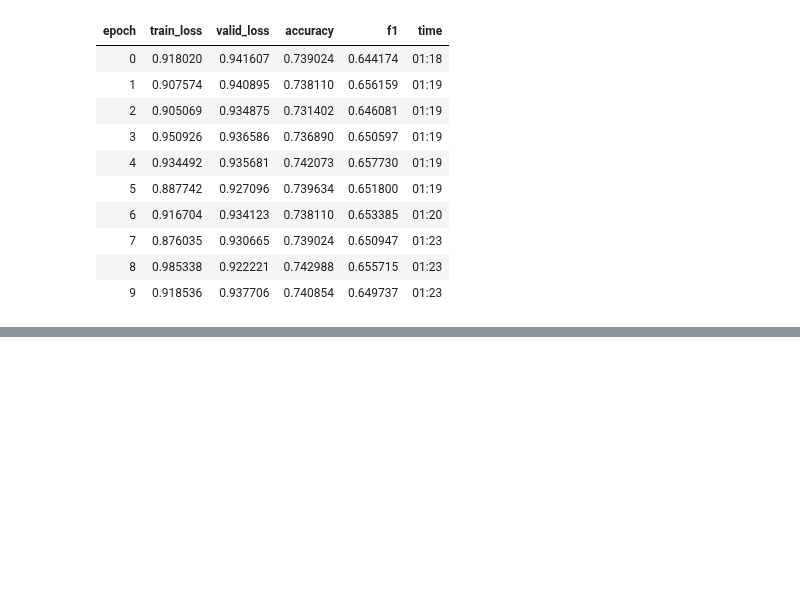
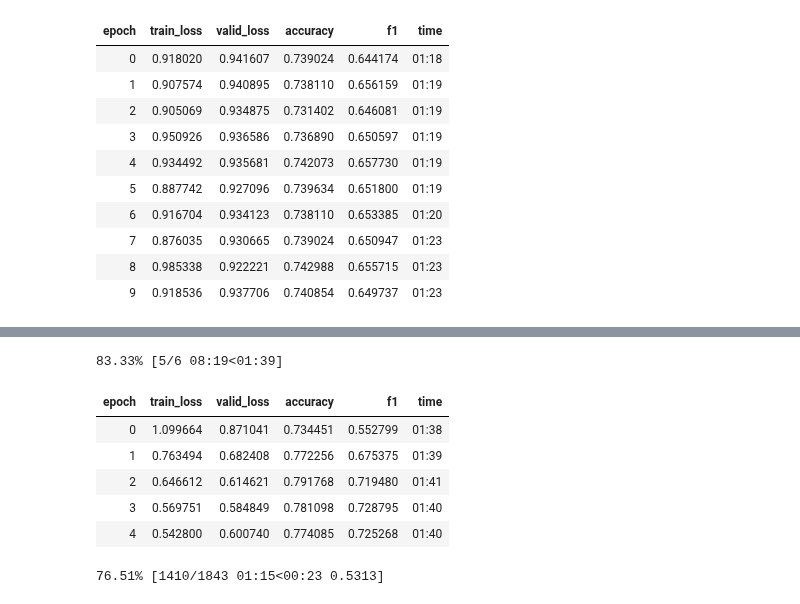
Before and after one commit to wwymak/spacenet-buildings, a Jupyter notebook: xview2/siamese like net to tell difference?.ipynb, the cells around one changed output, grey strips where cells are left out. Saved outputs shown, nothing was run; the diff lists cells and outputs as text; code cells hidden in the pictures; blank space fills up the shorter version.

Commit message:
siamese net

```diff
--- a/xview2/siamese like net to tell difference?.ipynb
+++ b/xview2/siamese like net to tell difference?.ipynb
@@ -435,0 +436,11 @@ siamese_learner.recorder.plot()
+# %%
+siamese_learner.fit_one_cycle(6, max_lr=1e-4)
+# %% [output]
+83.33% [5/6 08:19<01:39]
+| epoch | train_loss | valid_loss | accuracy | f1 | time |
+| 0 | 1.099664 | 0.871041 | 0.734451 | 0.552799 | 01:38 |
+| 1 | 0.763494 | 0.682408 | 0.772256 | 0.675375 | 01:39 |
+| 2 | 0.646612 | 0.614621 | 0.791768 | 0.719480 | 01:41 |
+| 3 | 0.569751 | 0.584849 | 0.781098 | 0.728795 | 01:40 |
+| 4 | 0.542800 | 0.600740 | 0.774085 | 0.725268 | 01:40 |
+76.51% [1410/1843 01:15<00:23 0.5313]
```
Also changed, not shown: parts of 1 cell of this notebook.
